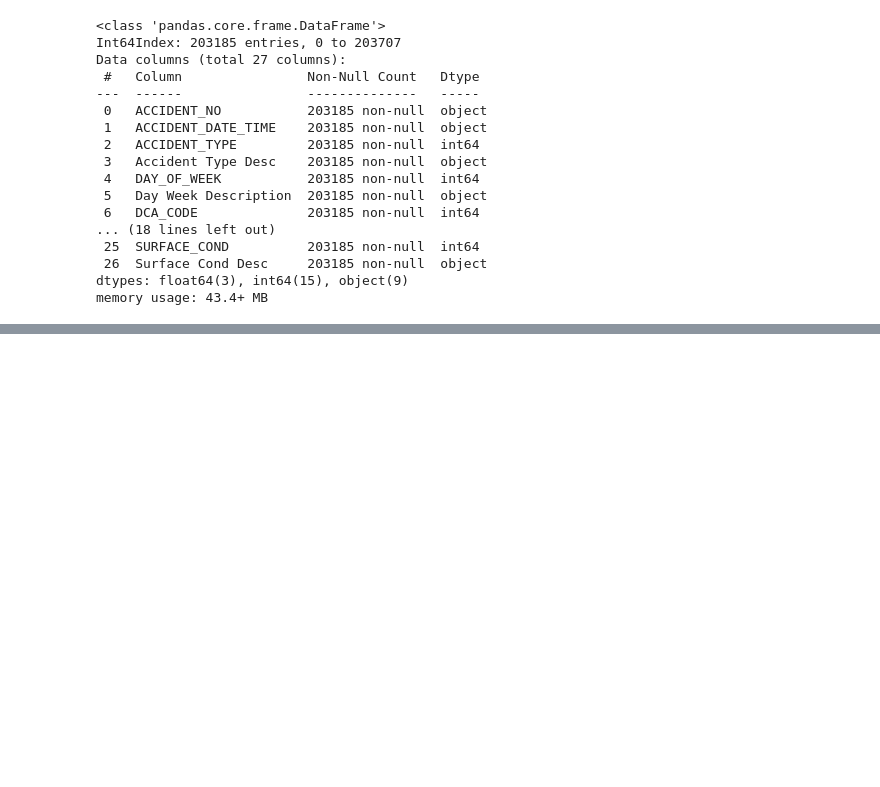
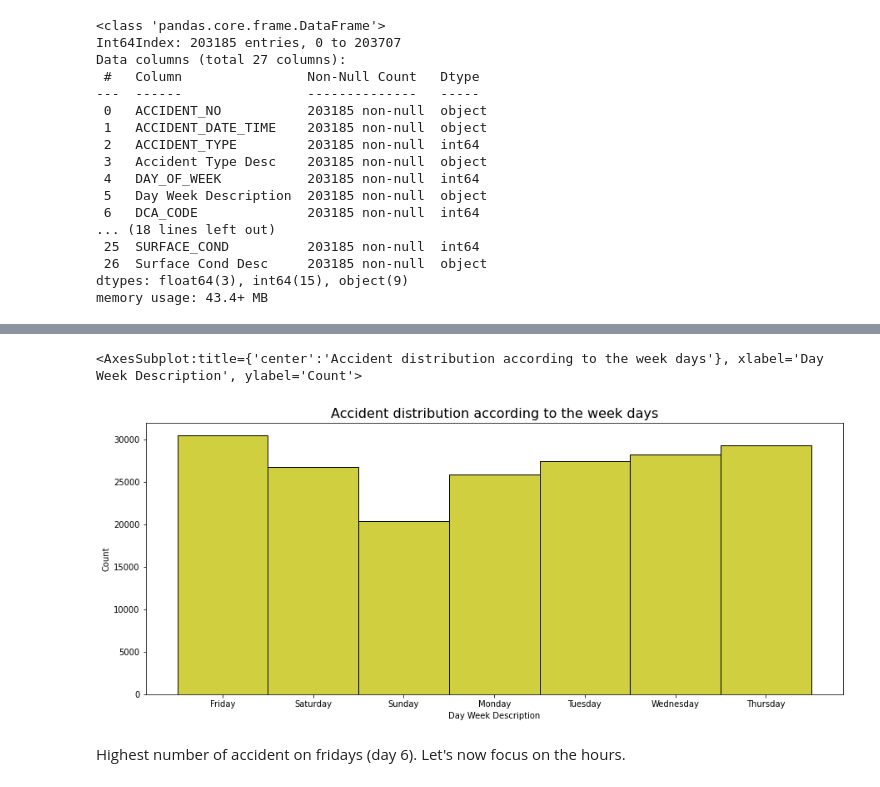
Before and after one commit to lethib/enea_study_case, a Jupyter notebook: data_analysis.ipynb, the cells around one changed output, grey strips where cells are left out. Saved outputs shown, nothing was run; the diff lists cells and outputs as text; code cells hidden in the pictures; blank space fills up the shorter version.

```diff
--- a/data_analysis.ipynb
+++ b/data_analysis.ipynb
@@ -115,0 +149,2 @@ memory usage: 43.4+ MB
+# %%
+df_acc = df_acc[df_acc["DAY_OF_WEEK"] != 0]
@@ -115,0 +163,21 @@ memory usage: 43.4+ MB
+# %%
+days_week = {
+    "Monday": 2,
+    "Tuesday": 3,
+    "Wednesday": 4,
+    "Thursday": 5,
+    "Friday": 6,
+    "Saturday": 7,
+    "Sunday": 1,
+}
+
+x_label = [f'{day[:3]} ({nb_day})' for day, nb_day in days_week.items()]
+
+plt.figure(figsize=(15,6))
+plt.title('Accident distribution according to the week days', fontsize='16')
+sns.histplot(df_acc["Day Week Description"], stat='count', kde=False, color='y')
+# %% [output]
+<AxesSubplot:title={'center':'Accident distribution according to the week days'}, xlabel='Day Week Description', ylabel='Count'>
+[figure, added]
+# %% [markdown]
+Highest number of accident on fridays (day 6). Let's now focus on the hours.
```
Also changed, not shown: parts of 19 cells of this notebook.
